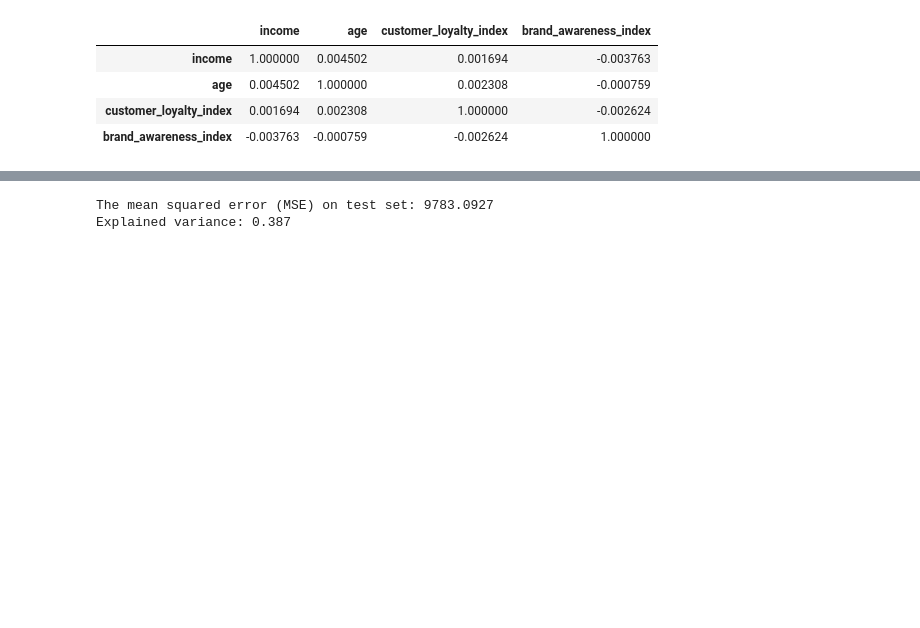
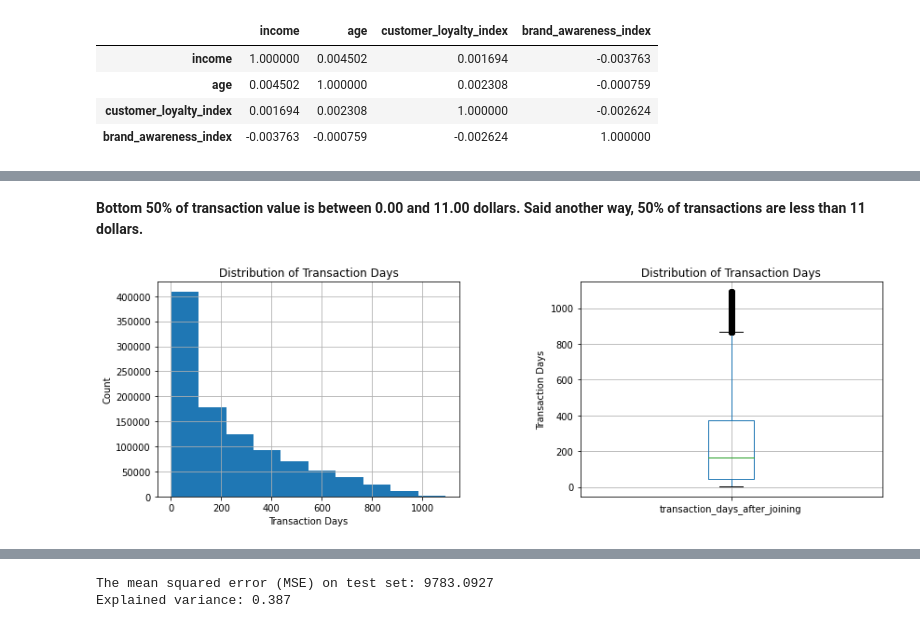
Before and after one commit to jacobweiss2305/ltv-model, a Jupyter notebook: model/notebooks/main.ipynb, the cells around one changed output, grey strips where cells are left out. Drawn from its saved outputs; the diff is of its cells as text; code cells hidden in the pictures; blank space fills up the shorter version.

```diff
--- a/model/notebooks/main.ipynb
+++ b/model/notebooks/main.ipynb
@@ -184,0 +245,24 @@ array([[<AxesSubplot:title={'center':'transaction_value'}>,
+# %% [markdown]
+__Bottom 50% of transaction value is between 0.00 and 11.00 dollars. Said another way, 50% of transactions are less than 11 dollars.__
+# %%
+plt.subplot(1, 2, 1)
+ax = transactions.transaction_days_after_joining.hist()
+ax.set_title("Distribution of Transaction Days")
+ax.set_xlabel("Transaction Days")
+ax.set_ylabel("Count")
+
+plt.subplot(1, 2, 2)
+ax = transactions.boxplot(column='transaction_days_after_joining')
+ax.set_title("Distribution of Transaction Days")
+ax.set_ylabel("Transaction Days")
+
+plt.subplots_adjust(left=0.1,
+                    bottom=0.1,
+                    right=1.9,
+                    top=0.9,
+                    wspace=0.4,
+                    hspace=0.4)
+
+plt.show()
+# %% [output]
+[figure, added]
```
Also changed, not shown: parts of 60 cells of this notebook, 2 other files.
